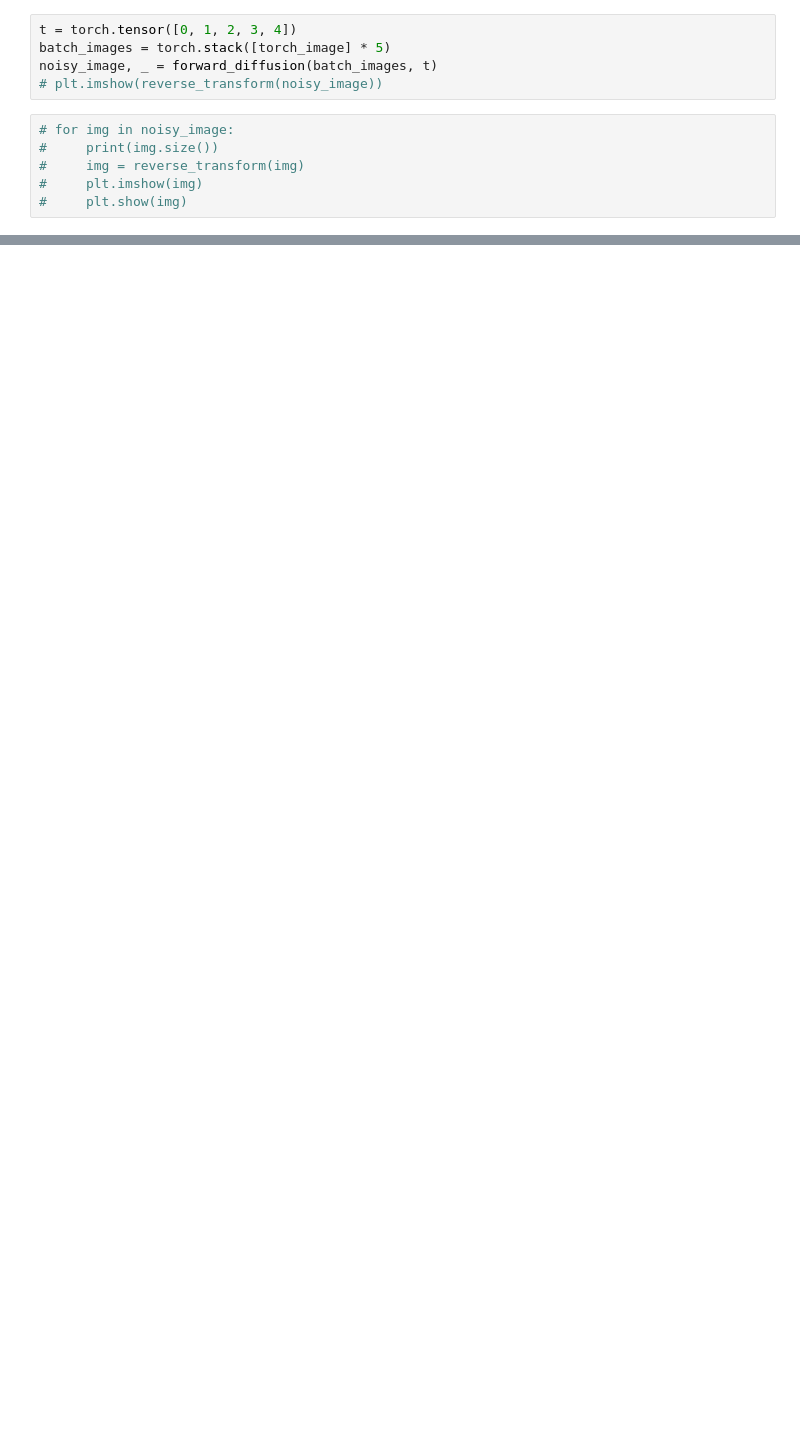
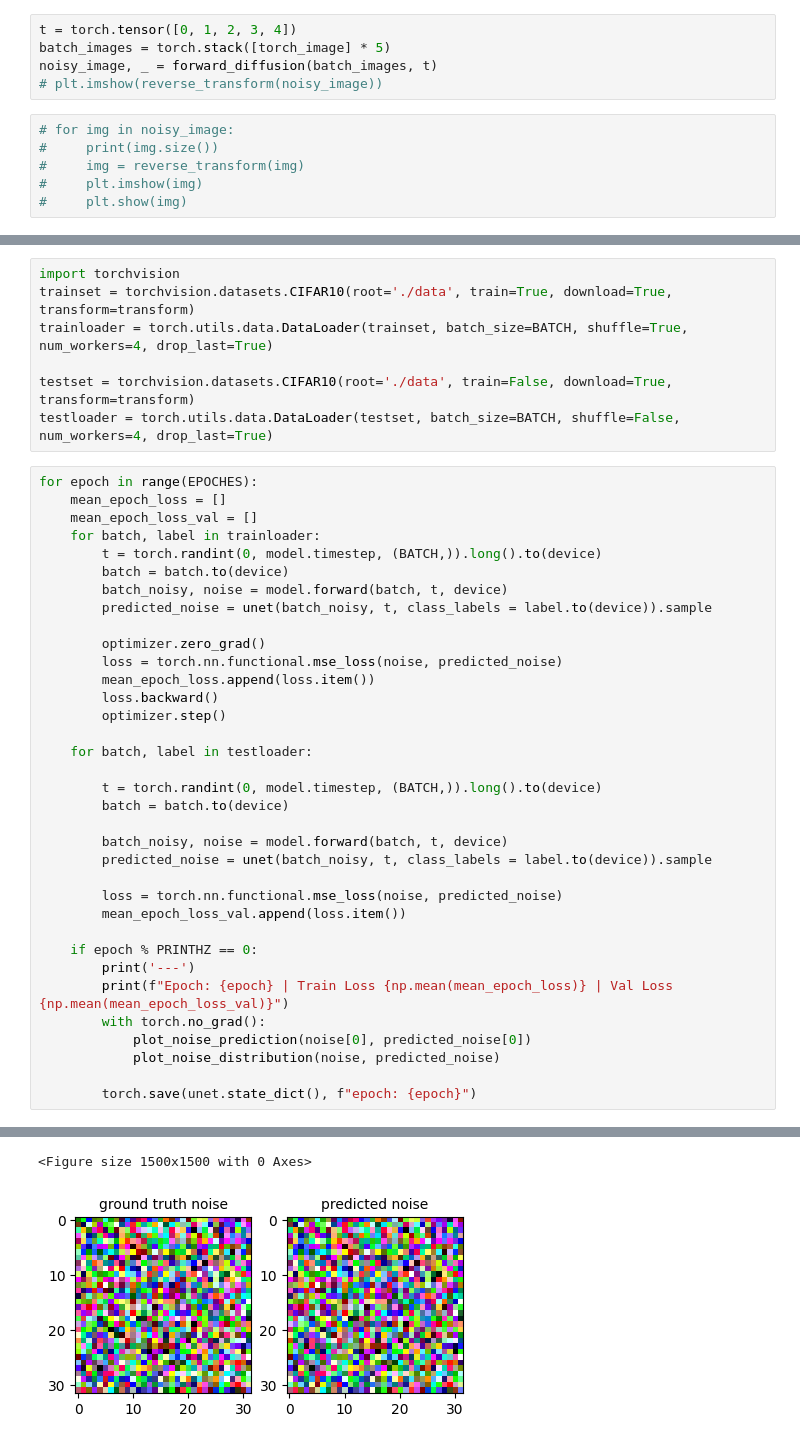
Before and after one commit to alenMangattu/stable-diffusion, a Jupyter notebook: stable-diffusion.ipynb, the cells around one changed output, grey strips where cells are left out. Cells and saved outputs as stored; diff of their text form; blank space fills up the shorter version.

```diff
--- a/stable-diffusion.ipynb
+++ b/stable-diffusion.ipynb
@@ -432,0 +460,43 @@ with torch.no_grad():
+# %%
+import torchvision
+trainset = torchvision.datasets.CIFAR10(root='./data', train=True, download=True, transform=transform)
+trainloader = torch.utils.data.DataLoader(trainset, batch_size=BATCH, shuffle=True, num_workers=4, drop_last=True)
+
+testset = torchvision.datasets.CIFAR10(root='./data', train=False, download=True, transform=transform)
+testloader = torch.utils.data.DataLoader(testset, batch_size=BATCH, shuffle=False, num_workers=4, drop_last=True)
+# %%
+for epoch in range(EPOCHES):
+    mean_epoch_loss = []
+    mean_epoch_loss_val = []
+    for batch, label in trainloader:
+        t = torch.randint(0, model.timestep, (BATCH,)).long().to(device)
+        batch = batch.to(device)
+        batch_noisy, noise = model.forward(batch, t, device)
+        predicted_noise = unet(batch_noisy, t, class_labels = label.to(device)).sample
+
+        optimizer.zero_grad()
+        loss = torch.nn.functional.mse_loss(noise, predicted_noise)
+        mean_epoch_loss.append(loss.item())
+        loss.backward()
+        optimizer.step()
+
+    for batch, label in testloader:
+
+        t = torch.randint(0, model.timestep, (BATCH,)).long().to(device)
+        batch = batch.to(device)
+
+        batch_noisy, noise = model.forward(batch, t, device)
+        predicted_noise = unet(batch_noisy, t, class_labels = label.to(device)).sample
+
+        loss = torch.nn.functional.mse_loss(noise, predicted_noise)
+        mean_epoch_loss_val.append(loss.item())
+
+    if epoch % PRINTHZ == 0:
+        print('---')
+        print(f"Epoch: {epoch} | Train Loss {np.mean(mean_epoch_loss)} | Val Loss {np.mean(mean_epoch_loss_val)}")
+        with torch.no_grad():
+            plot_noise_prediction(noise[0], predicted_noise[0])
+            plot_noise_distribution(noise, predicted_noise)
+
+        torch.save(unet.state_dict(), f"epoch: {epoch}")
+# %% [output]
@@ -432,0 +505,2 @@ with torch.no_grad():
+<Figure size 1500x1500 with 0 Axes>
+[figure, added]
```
Also changed, not shown: parts of 17 cells of this notebook.
